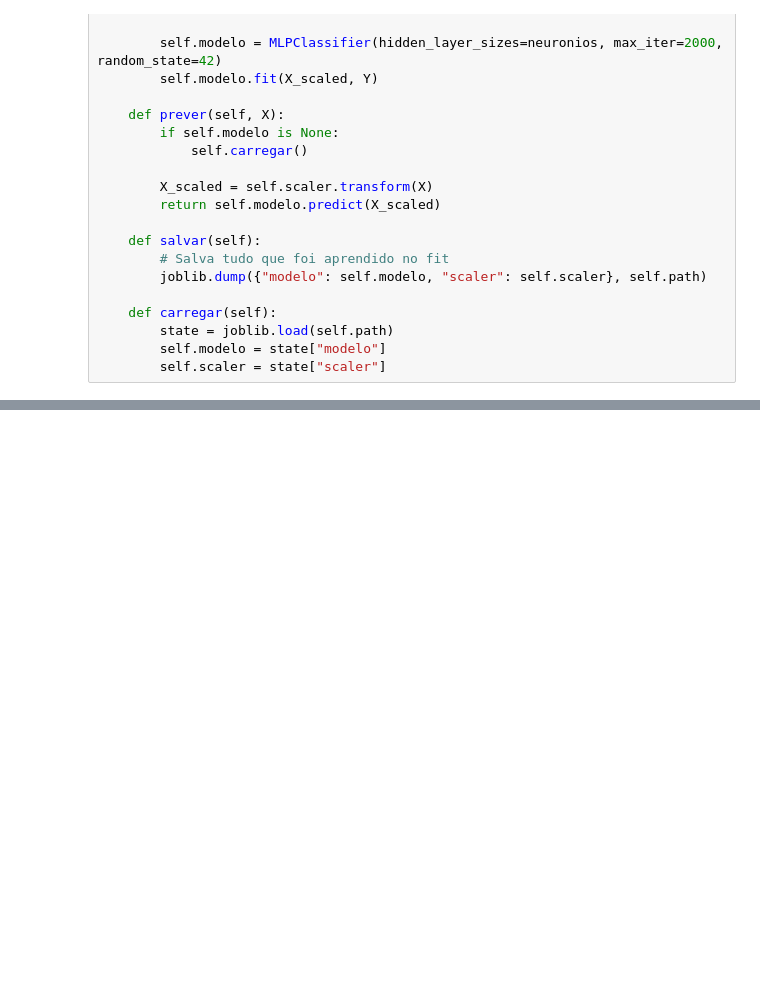
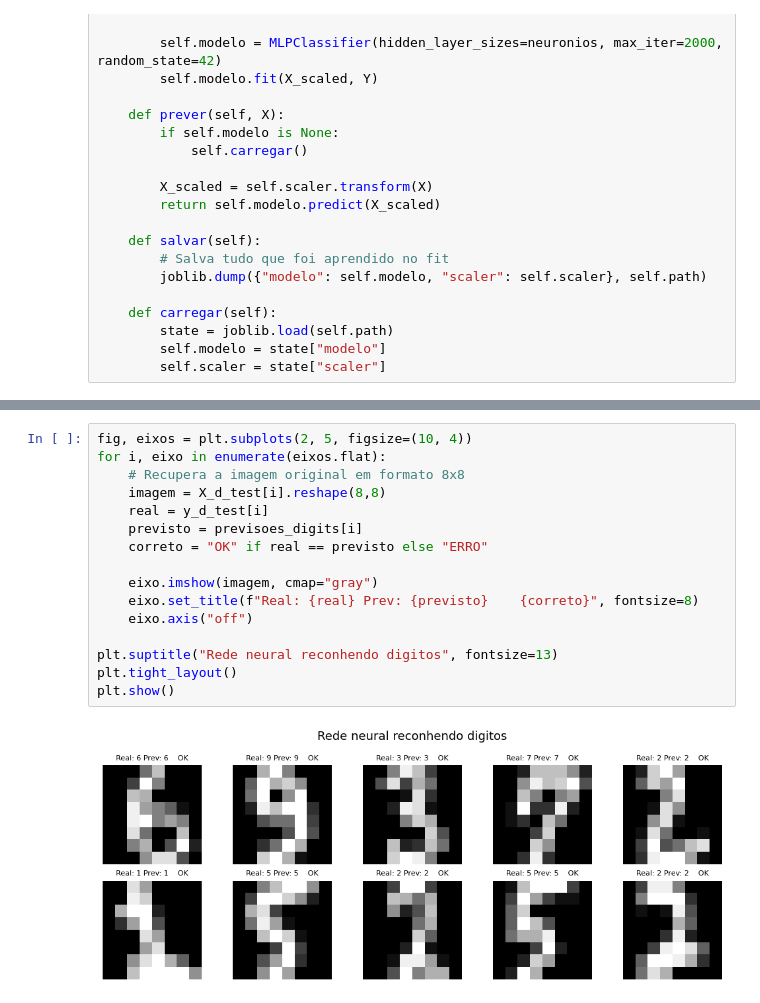
Before and after one commit to gialbanes/Faculdade-2026, a Jupyter notebook: 1semestre/AM/revisoes/revisao_perceptron/revisao_mlp.ipynb, the cells around one changed output, grey strips where cells are left out. Saved outputs shown, nothing was run; the diff lists cells and outputs as text; blank space fills up the shorter version.

```diff
--- a/1semestre/AM/revisoes/revisao_perceptron/revisao_mlp.ipynb
+++ b/1semestre/AM/revisoes/revisao_perceptron/revisao_mlp.ipynb
@@ -175,0 +252,18 @@ Acuracia no conjunto de teste: 100%
+# %%
+fig, eixos = plt.subplots(2, 5, figsize=(10, 4))
+for i, eixo in enumerate(eixos.flat):
+    # Recupera a imagem original em formato 8x8
+    imagem = X_d_test[i].reshape(8,8)
+    real = y_d_test[i]
+    previsto = previsoes_digits[i]
+    correto = "OK" if real == previsto else "ERRO"
+
+    eixo.imshow(imagem, cmap="gray")
+    eixo.set_title(f"Real: {real} Prev: {previsto}    {correto}", fontsize=8)
+    eixo.axis("off")
+
+plt.suptitle("Rede neural reconhendo digitos", fontsize=13)
+plt.tight_layout()
+plt.show()
+# %% [output]
+[figure, added]
```
Also changed, not shown: parts of 7 cells of this notebook, 2 other files.
